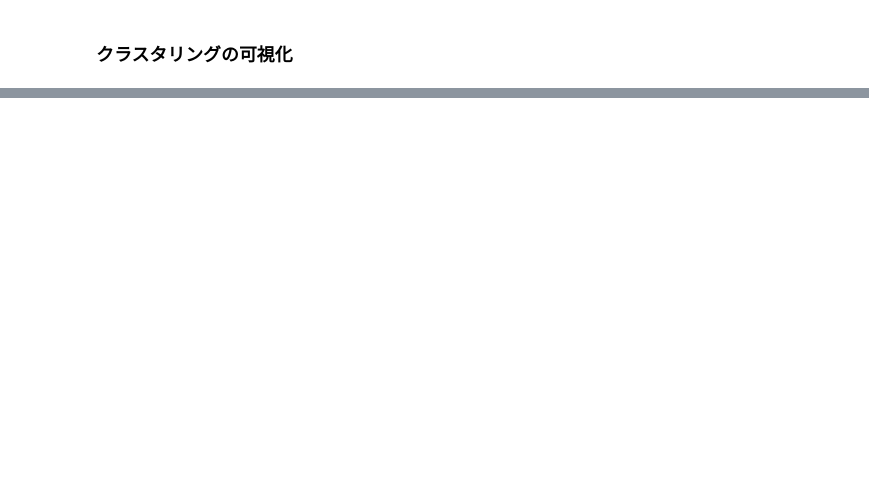
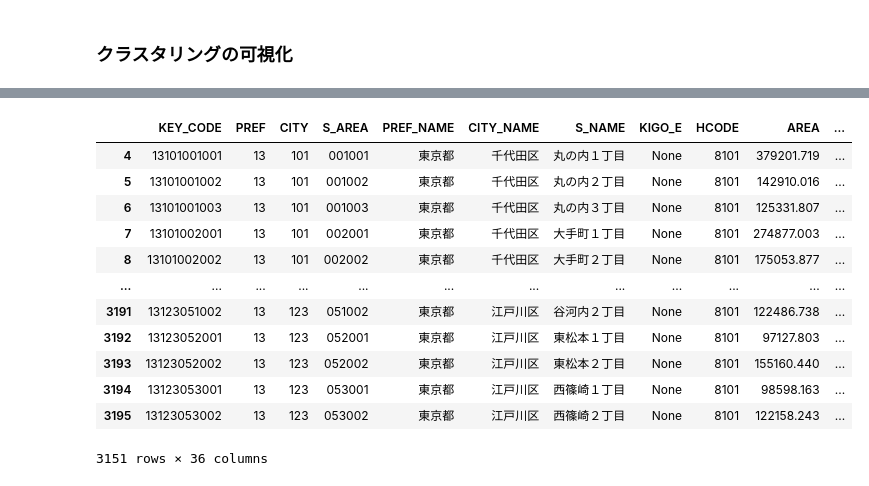
Before and after one commit to idosatoshi0118/python, a Jupyter notebook: 小売系企業インターン/チラシ-高級持ち家への配布エリアプロット.ipynb, the cells around one changed output, grey strips where cells are left out. Cells and saved outputs as stored; diff of their text form; code cells hidden in the pictures; blank space fills up the shorter version.

```diff
--- a/小売系企業インターン/チラシ-高級持ち家への配布エリアプロット.ipynb
+++ b/小売系企業インターン/チラシ-高級持ち家への配布エリアプロット.ipynb
@@ -288,0 +351,40 @@ for i in df2['クラスター番号'].unique():
+# %%
+input_path = "shapefile" # 展開先フォルダ名
+
+# e-stat 国勢調査 小地域（町丁・字等別） 東京都全域
+shapefile_url = "https://www.e-stat.go.jp/gis/statmap-search/data?dlserveyId=A002005212015&code=13&coordSys=1&format=shape&downloadType=5"
+shapefile_name = "tokyo.zip"
+
+# ダウンロード
+from urllib.request import urlretrieve
+urlretrieve(url=shapefile_url, filename=shapefile_name)
+
+# 解凍
+import zipfile
+with zipfile.ZipFile(shapefile_name) as existing_zip:
+    existing_zip.extractall(input_path)
+
+# ファイル名を取得
+import os
+files = os.listdir(input_path)
+shapefile = [file for file in files if ".shp" in file][0]
+print(f"downloaded shapefile: {shapefile}")
+
+# 読み込み
+import geopandas as gpd
+shapefile_path = os.path.join(input_path, shapefile)
+maps = gpd.read_file(shapefile_path, encoding='cp932')
+print(f"{shapefile_path} is loaded")
+
+# 東京都の島嶼部を除く
+import pandas as pd
+islands = ['大島町', '利島村', '新島村', '神津島村', '三宅村', '御蔵島村', '八丈町', '青ヶ島村', '小笠原村']
+is_not_islands = [maps["CITY_NAME"] != island for island in islands]
+is_not_islands = pd.concat(is_not_islands, axis=1).all(axis=1)
+maps = maps.loc[is_not_islands, :]
+
+# 陸地だけにする
+maps = maps.loc[maps["HCODE"] == 8101, :]
+
+# 23区のみに変える
+maps = maps[maps['CITY_NAME'].str.contains('区')]
@@ -288,0 +400,17 @@ for i in df2['クラスター番号'].unique():
+# %%
+maps[maps['S_NAME']=="南町"]
+maps
+# %% [output]
+|  | KEY_CODE | PREF | CITY | S_AREA | PREF_NAME | CITY_NAME | S_NAME | KIGO_E | HCODE | AREA | ... |
+| 4 | 13101001001 | 13 | 101 | 001001 | 東京都 | 千代田区 | 丸の内１丁目 | None | 8101 | 379201.719 | ... |
+| 5 | 13101001002 | 13 | 101 | 001002 | 東京都 | 千代田区 | 丸の内２丁目 | None | 8101 | 142910.016 | ... |
+| 6 | 13101001003 | 13 | 101 | 001003 | 東京都 | 千代田区 | 丸の内３丁目 | None | 8101 | 125331.807 | ... |
+| 7 | 13101002001 | 13 | 101 | 002001 | 東京都 | 千代田区 | 大手町１丁目 | None | 8101 | 274877.003 | ... |
+| 8 | 13101002002 | 13 | 101 | 002002 | 東京都 | 千代田区 | 大手町２丁目 | None | 8101 | 175053.877 | ... |
+| ... | ... | ... | ... | ... | ... | ... | ... | ... | ... | ... | ... |
+| 3191 | 13123051002 | 13 | 123 | 051002 | 東京都 | 江戸川区 | 谷河内２丁目 | None | 8101 | 122486.738 | ... |
+| 3192 | 13123052001 | 13 | 123 | 052001 | 東京都 | 江戸川区 | 東松本１丁目 | None | 8101 | 97127.803 | ... |
+| 3193 | 13123052002 | 13 | 123 | 052002 | 東京都 | 江戸川区 | 東松本２丁目 | None | 8101 | 155160.440 | ... |
+| 3194 | 13123053001 | 13 | 123 | 053001 | 東京都 | 江戸川区 | 西篠崎１丁目 | None | 8101 | 98598.163 | ... |
+| 3195 | 13123053002 | 13 | 123 | 053002 | 東京都 | 江戸川区 | 西篠崎２丁目 | None | 8101 | 122158.243 | ... |
+3151 rows × 36 columns
```
Also changed, not shown: parts of 11 cells of this notebook.
